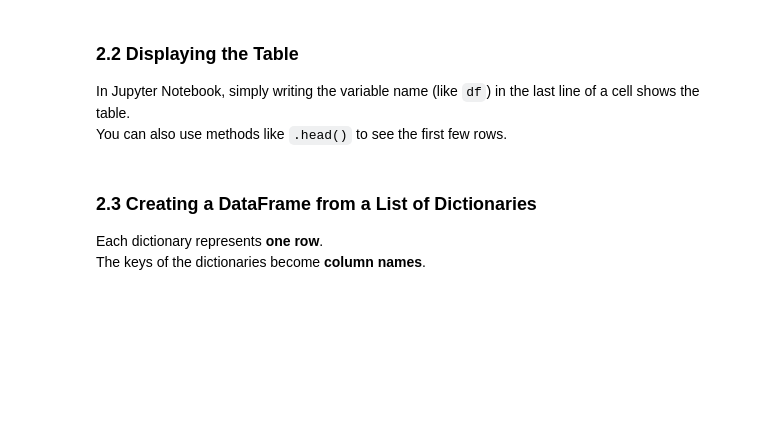
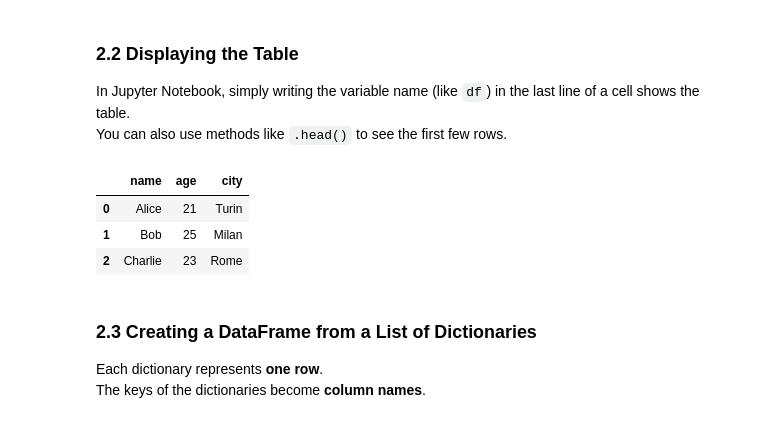
Before and after one commit to ErfanS99/python_course_SRBIAU, a Jupyter notebook: ex_5.ipynb, the cells around one changed output. Cells and saved outputs as stored; diff of their text form; code cells hidden in the pictures; blank space fills up the shorter version.

```diff
--- a/ex_5.ipynb
+++ b/ex_5.ipynb
@@ -139,7 +168,12 @@ You can also use methods like `.head()` to see the first few rows.
 # %%
 # Display the first few rows (by default 5)
 
-df.head()
+df.head(3)
+# %% [output]
+|  | name | age | city |
+| 0 | Alice | 21 | Turin |
+| 1 | Bob | 25 | Milan |
+| 2 | Charlie | 23 | Rome |
 # %% [markdown]
 ### 2.3 Creating a DataFrame from a List of Dictionaries
 
```
Also changed, not shown: parts of 16 cells of this notebook.
